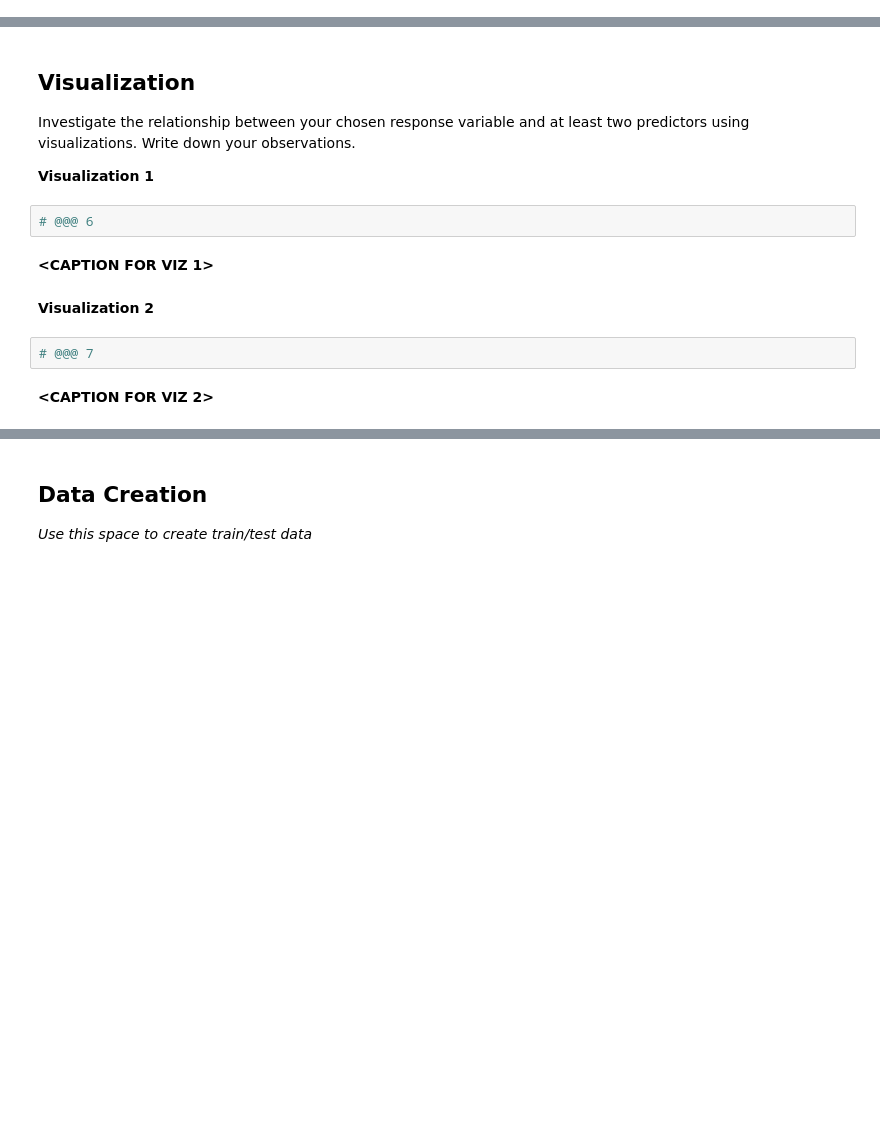
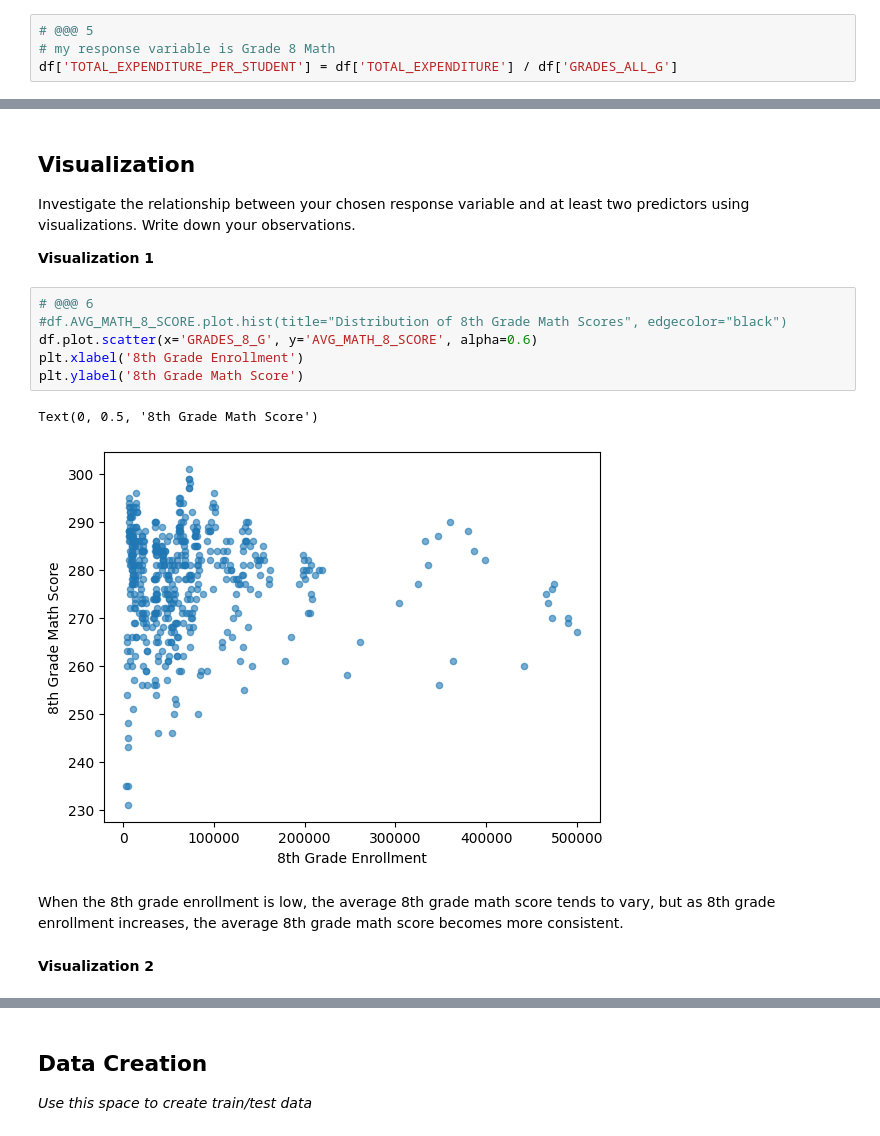
Before and after one commit to sahusw/MDST-Tutorial, a Jupyter notebook: MDST-Onboarding/tutorial1/checkpoint1.ipynb, the cells around one changed output, grey strips where cells are left out. Saved outputs shown, nothing was run; the diff lists cells and outputs as text; blank space fills up the shorter version.

```diff
--- a/MDST-Onboarding/tutorial1/checkpoint1.ipynb
+++ b/MDST-Onboarding/tutorial1/checkpoint1.ipynb
@@ -134,0 +132,4 @@ Feature engineering justification: **<BRIEFLY DESCRIBE WHY YOU MADE THE CHANGES
+# %%
+# @@@ 5
+# my response variable is Grade 8 Math
+df['TOTAL_EXPENDITURE_PER_STUDENT'] = df['TOTAL_EXPENDITURE'] / df['GRADES_ALL_G']
@@ -138,13 +141,16 @@ Feature engineering justification: **<BRIEFLY DESCRIBE WHY YOU MADE THE CHANGES
 Investigate the relationship between your chosen response variable and at least two predictors using visualizations. Write down your observations.
 
 **Visualization 1**
-# %%
-# @@@ 6
-# %% [markdown]
-**<CAPTION FOR VIZ 1>**
+# %%
+# @@@ 6
+#df.AVG_MATH_8_SCORE.plot.hist(title="Distribution of 8th Grade Math Scores", edgecolor="black")
+df.plot.scatter(x='GRADES_8_G', y='AVG_MATH_8_SCORE', alpha=0.6)
+plt.xlabel('8th Grade Enrollment')
+plt.ylabel('8th Grade Math Score')
+# %% [output]
+Text(0, 0.5, '8th Grade Math Score')
+[figure, added]
+# %% [markdown]
+When the 8th grade enrollment is low, the average 8th grade math score tends to vary, but as 8th grade enrollment increases, the average 8th grade math score becomes more consistent.
 # %% [markdown]
 **Visualization 2**
-# %%
-# @@@ 7
-# %% [markdown]
-**<CAPTION FOR VIZ 2>**
```
Also changed, not shown: parts of 16 cells of this notebook, 1 other file.
